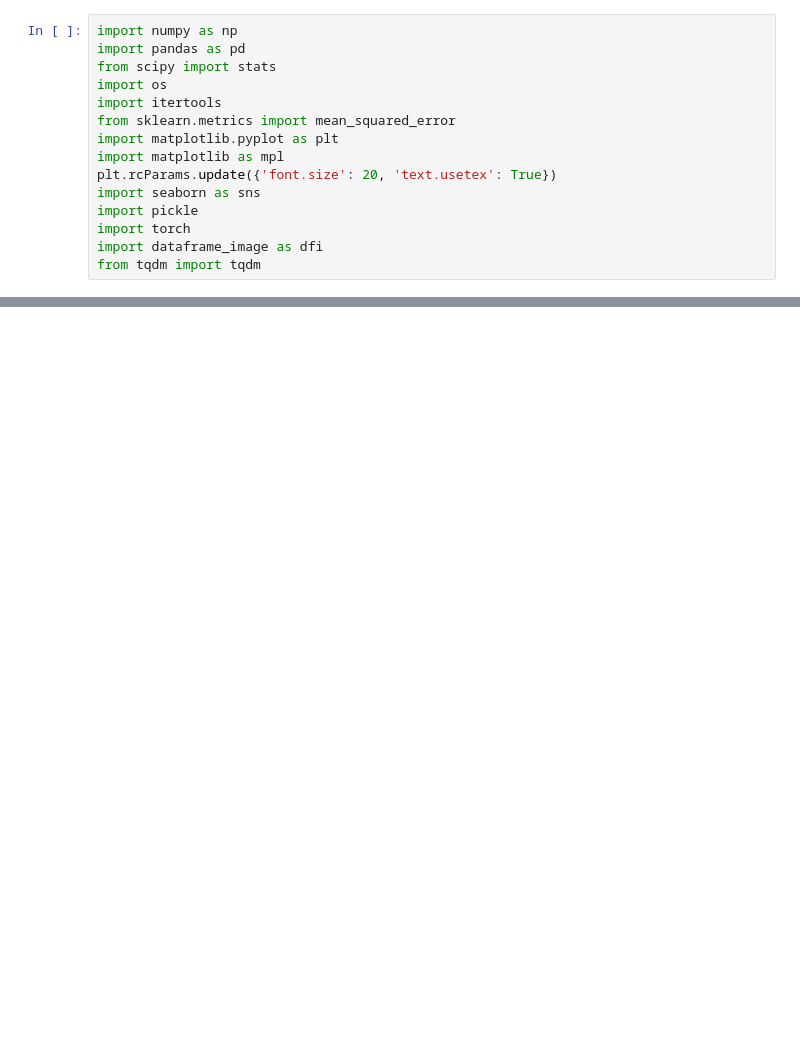
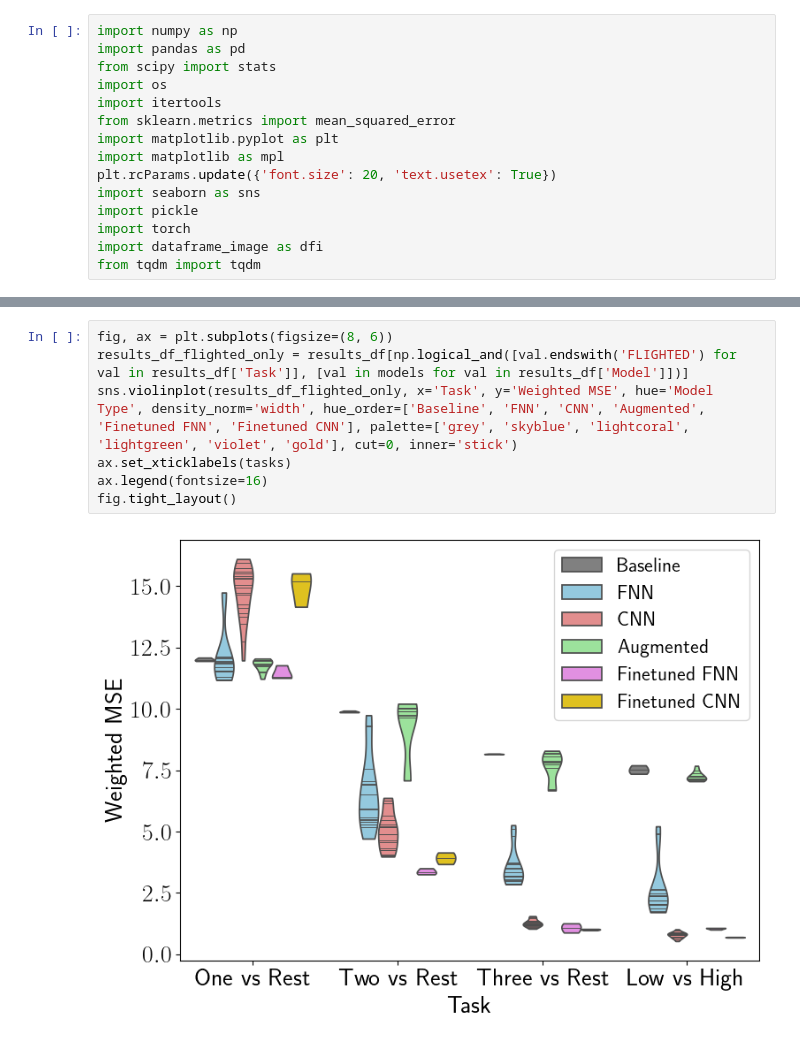
Before and after one commit to vikram-sundar/FLIGHTED_public, a Jupyter notebook: notebooks/FLIGHTED_Selection_GB1_Benchmarking.ipynb, the cells around one changed output, grey strips where cells are left out. Drawn from its saved outputs; the diff is of its cells as text; blank space fills up the shorter version.

Commit message:
Updates for FLIGHTED paper release.

```diff
--- a/notebooks/FLIGHTED_Selection_GB1_Benchmarking.ipynb
+++ b/notebooks/FLIGHTED_Selection_GB1_Benchmarking.ipynb
@@ -294,0 +387,9 @@ results_df_combined_styled
+# %%
+fig, ax = plt.subplots(figsize=(8, 6))
+results_df_flighted_only = results_df[np.logical_and([val.endswith('FLIGHTED') for val in results_df['Task']], [val in models for val in results_df['Model']])]
+sns.violinplot(results_df_flighted_only, x='Task', y='Weighted MSE', hue='Model Type', density_norm='width', hue_order=['Baseline', 'FNN', 'CNN', 'Augmented', 'Finetuned FNN', 'Finetuned CNN'], palette=['grey', 'skyblue', 'lightcoral', 'lightgreen', 'violet', 'gold'], cut=0, inner='stick')
+ax.set_xticklabels(tasks)
+ax.legend(fontsize=16)
+fig.tight_layout()
+# %% [output]
+[figure, added]
```
Also changed, not shown: parts of 8 cells of this notebook, 10 other files.
